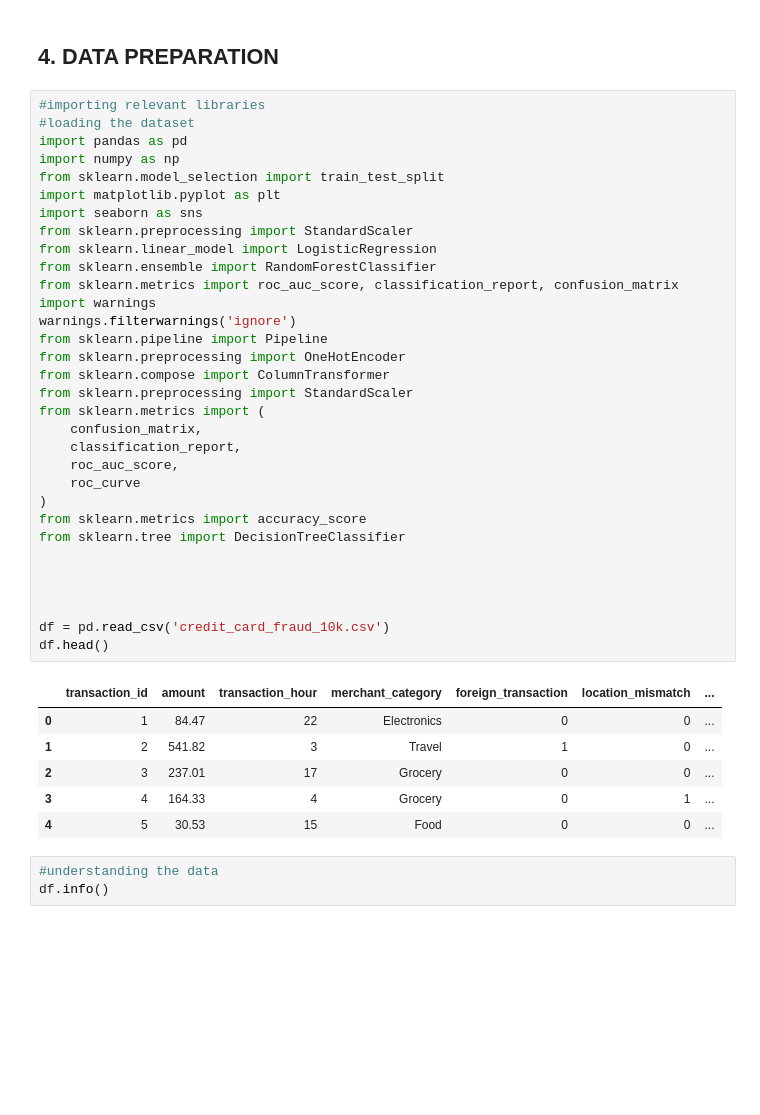
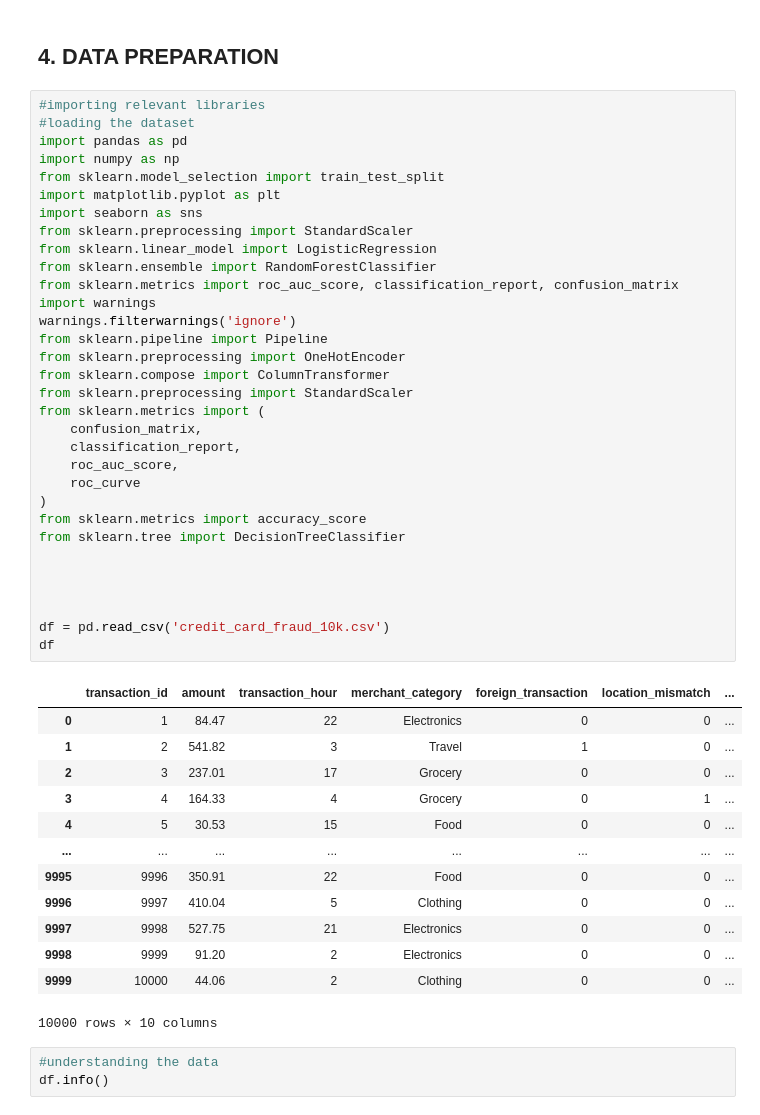
Before and after one commit to megmondia-spec/Predictive-Fraud-Analytics, a Jupyter notebook: notebook.ipynb, the cells around one changed output. Drawn from its saved outputs; the diff is of its cells as text; blank space fills up the shorter version.

```diff
--- a/notebook.ipynb
+++ b/notebook.ipynb
@@ -36,34 +36,41 @@ import seaborn as sns
 from sklearn.preprocessing import StandardScaler
 from sklearn.linear_model import LogisticRegression
 from sklearn.ensemble import RandomForestClassifier
 from sklearn.metrics import roc_auc_score, classification_report, confusion_matrix
 import warnings
 warnings.filterwarnings('ignore')
 from sklearn.pipeline import Pipeline
 from sklearn.preprocessing import OneHotEncoder
 from sklearn.compose import ColumnTransformer
 from sklearn.preprocessing import StandardScaler
 from sklearn.metrics import (
     confusion_matrix,
     classification_report,
     roc_auc_score,
     roc_curve
 )
 from sklearn.metrics import accuracy_score
 from sklearn.tree import DecisionTreeClassifier
 
 
 
 
 df = pd.read_csv('credit_card_fraud_10k.csv')
-df.head()
+df
 # %% [output]
 |  | transaction_id | amount | transaction_hour | merchant_category | foreign_transaction | location_mismatch | ... |
 | 0 | 1 | 84.47 | 22 | Electronics | 0 | 0 | ... |
 | 1 | 2 | 541.82 | 3 | Travel | 1 | 0 | ... |
 | 2 | 3 | 237.01 | 17 | Grocery | 0 | 0 | ... |
 | 3 | 4 | 164.33 | 4 | Grocery | 0 | 1 | ... |
 | 4 | 5 | 30.53 | 15 | Food | 0 | 0 | ... |
+| ... | ... | ... | ... | ... | ... | ... | ... |
+| 9995 | 9996 | 350.91 | 22 | Food | 0 | 0 | ... |
+| 9996 | 9997 | 410.04 | 5 | Clothing | 0 | 0 | ... |
+| 9997 | 9998 | 527.75 | 21 | Electronics | 0 | 0 | ... |
+| 9998 | 9999 | 91.20 | 2 | Electronics | 0 | 0 | ... |
+| 9999 | 10000 | 44.06 | 2 | Clothing | 0 | 0 | ... |
+10000 rows × 10 columns
 # %%
 #understanding the data
 df.info()
```
Also changed, not shown: parts of 1 cell of this notebook, 1 other file.
